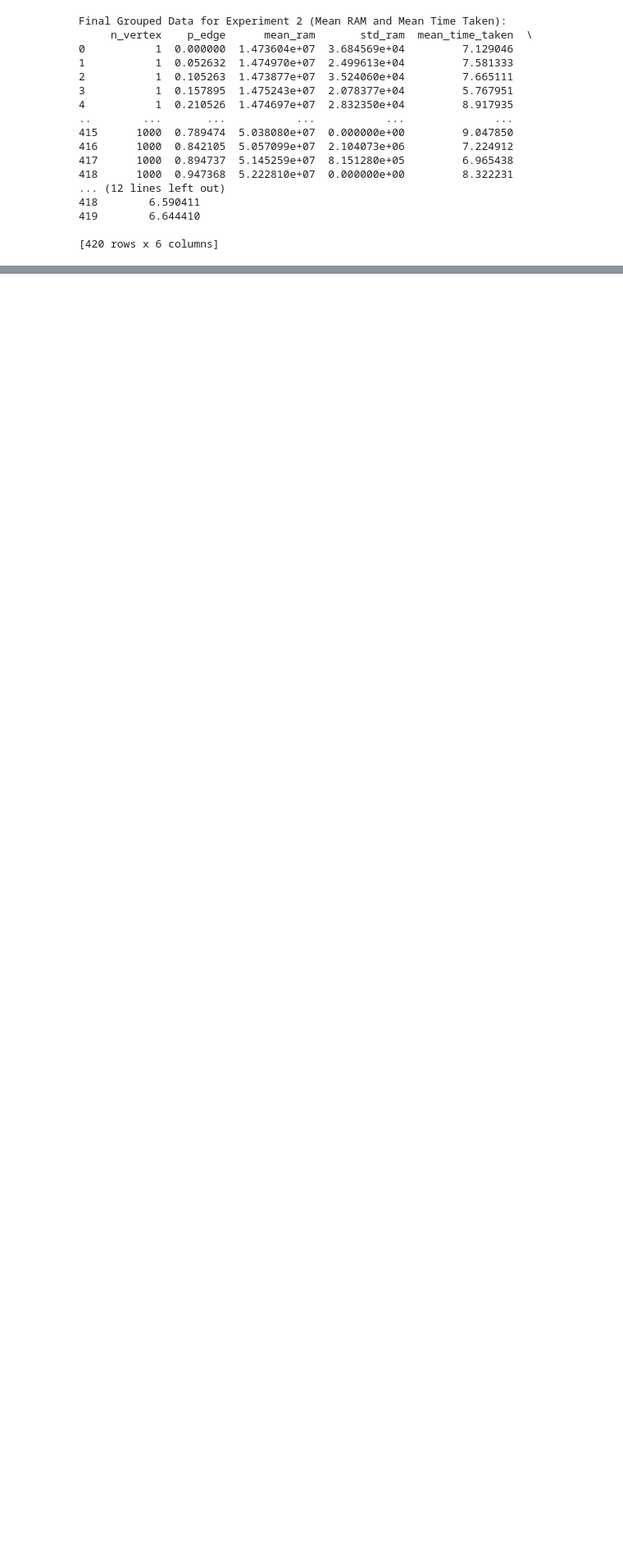
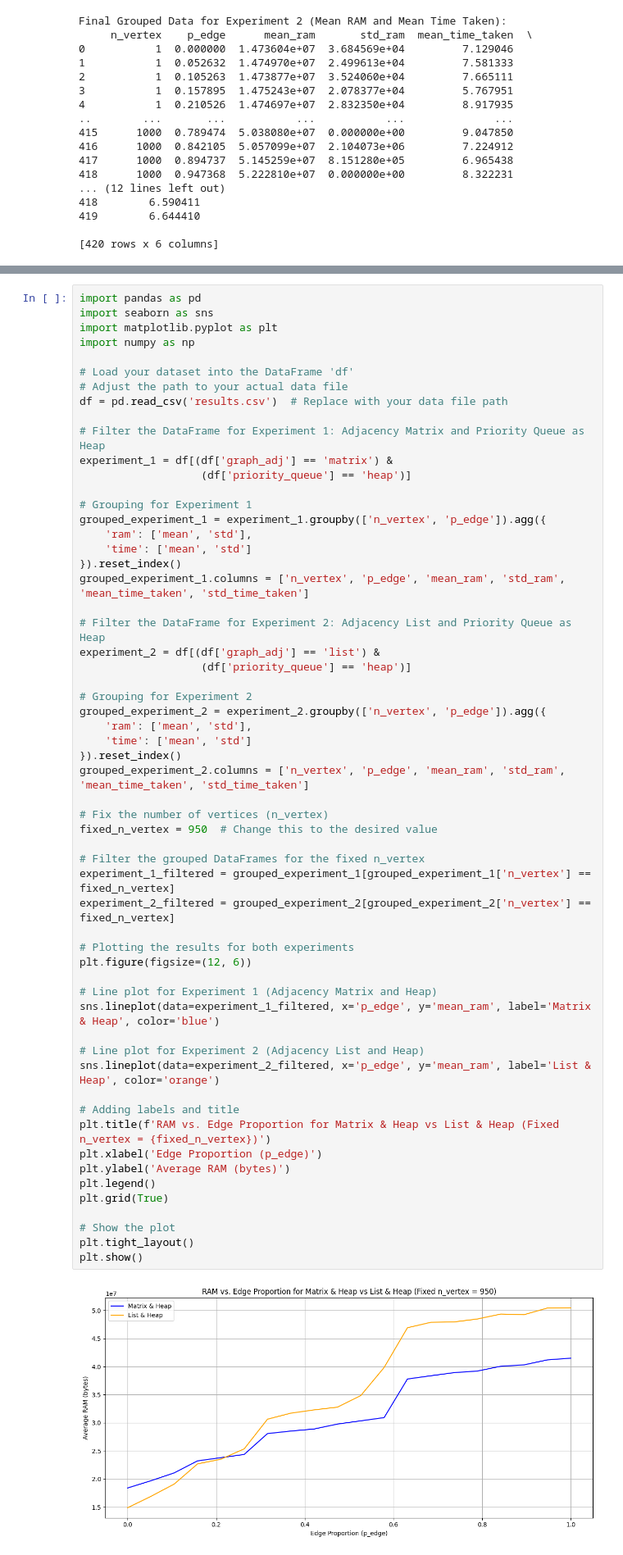
Before and after one commit to mrzzy/ntu-sc2001, a Jupyter notebook: class_2/results3.ipynb, the cells around one changed output, grey strips where cells are left out. Shown at 82% size. Saved outputs shown, nothing was run; the diff lists cells and outputs as text; blank space fills up the shorter version.

```diff
--- a/class_2/results3.ipynb
+++ b/class_2/results3.ipynb
@@ -725,0 +825,60 @@ plt.show()
+# %%
+import pandas as pd
+import seaborn as sns
+import matplotlib.pyplot as plt
+import numpy as np
+
+# Load your dataset into the DataFrame 'df'
+# Adjust the path to your actual data file
+df = pd.read_csv('results.csv')  # Replace with your data file path
+
+# Filter the DataFrame for Experiment 1: Adjacency Matrix and Priority Queue as Heap
+experiment_1 = df[(df['graph_adj'] == 'matrix') &
+                   (df['priority_queue'] == 'heap')]
+
+# Grouping for Experiment 1
+grouped_experiment_1 = experiment_1.groupby(['n_vertex', 'p_edge']).agg({
+    'ram': ['mean', 'std'],
+    'time': ['mean', 'std']
+}).reset_index()
+grouped_experiment_1.columns = ['n_vertex', 'p_edge', 'mean_ram', 'std_ram', 'mean_time_taken', 'std_time_taken']
+
+# Filter the DataFrame for Experiment 2: Adjacency List and Priority Queue as Heap
+experiment_2 = df[(df['graph_adj'] == 'list') &
+                   (df['priority_queue'] == 'heap')]
+
+# Grouping for Experiment 2
+grouped_experiment_2 = experiment_2.groupby(['n_vertex', 'p_edge']).agg({
+    'ram': ['mean', 'std'],
+    'time': ['mean', 'std']
+}).reset_index()
+grouped_experiment_2.columns = ['n_vertex', 'p_edge', 'mean_ram', 'std_ram', 'mean_time_taken', 'std_time_taken']
+
+# Fix the number of vertices (n_vertex)
+fixed_n_vertex = 950  # Change this to the desired value
+
+# Filter the grouped DataFrames for the fixed n_vertex
+experiment_1_filtered = grouped_experiment_1[grouped_experiment_1['n_vertex'] == fixed_n_vertex]
+experiment_2_filtered = grouped_experiment_2[grouped_experiment_2['n_vertex'] == fixed_n_vertex]
+
+# Plotting the results for both experiments
+plt.figure(figsize=(12, 6))
+
+# Line plot for Experiment 1 (Adjacency Matrix and Heap)
+sns.lineplot(data=experiment_1_filtered, x='p_edge', y='mean_ram', label='Matrix & Heap', color='blue')
+
+# Line plot for Experiment 2 (Adjacency List and Heap)
+sns.lineplot(data=experiment_2_filtered, x='p_edge', y='mean_ram', label='List & Heap', color='orange')
+
+# Adding labels and title
+plt.title(f'RAM vs. Edge Proportion for Matrix & Heap vs List & Heap (Fixed n_vertex = {fixed_n_vertex})')
+plt.xlabel('Edge Proportion (p_edge)')
+plt.ylabel('Average RAM (bytes)')
+plt.legend()
+plt.grid(True)
+
+# Show the plot
+plt.tight_layout()
+plt.show()
+# %% [output]
+[figure, added]
```
Also changed, not shown: parts of 2 cells of this notebook.
